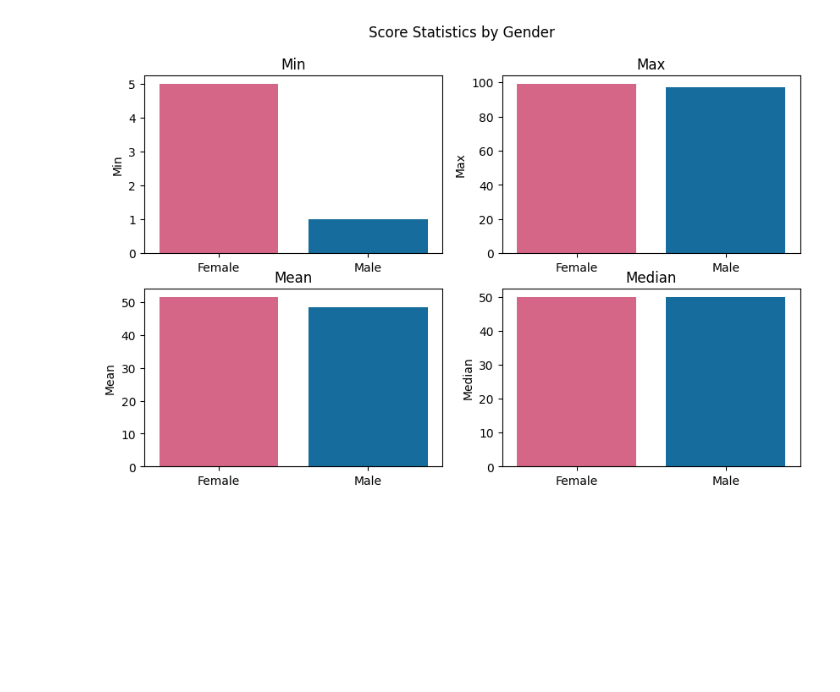
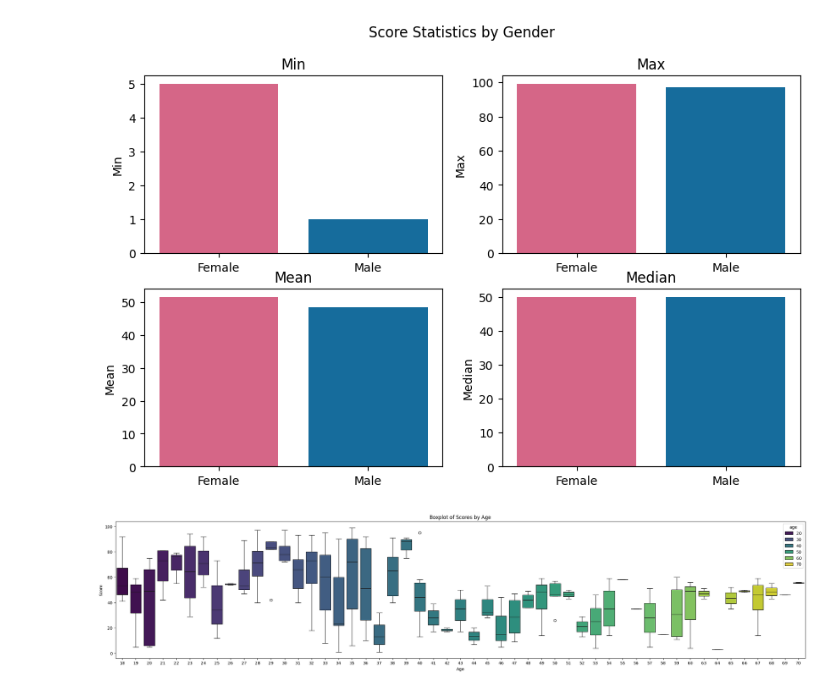
Before and after one commit to thelightfeaver/Mall-Costumer-ML, a Jupyter notebook: notebooks/1-exploration.ipynb, the cells around one changed output. Cells and saved outputs as stored; diff of their text form; code cells hidden in the pictures; blank space fills up the shorter version.

```diff
--- a/notebooks/1-exploration.ipynb
+++ b/notebooks/1-exploration.ipynb
@@ -100,3 +100,13 @@ Passing `palette` without assigning `hue` is deprecated and will be removed in v
 
   sns.barplot(data=df_stats, x=df_stats.index, y=stat, palette=colors, label=stat, legend=False, ax=ax[stat])
 [figure]
+# %%
+df_age = df[["age", "score"]].value_counts(ascending=False).sort_index()
+fig, ax = plt.subplots(figsize=(30, 6))
+sns.boxplot(x=df["age"], y=df["score"], palette="viridis", ax=ax, hue=df["age"],  dodge=False)
+plt.title("Boxplot of Scores by Age")
+plt.xlabel("Age")
+plt.ylabel("Score")
+plt.show()
+# %% [output]
+[figure, added]
```
Also changed, not shown: parts of 1 cell of this notebook.
